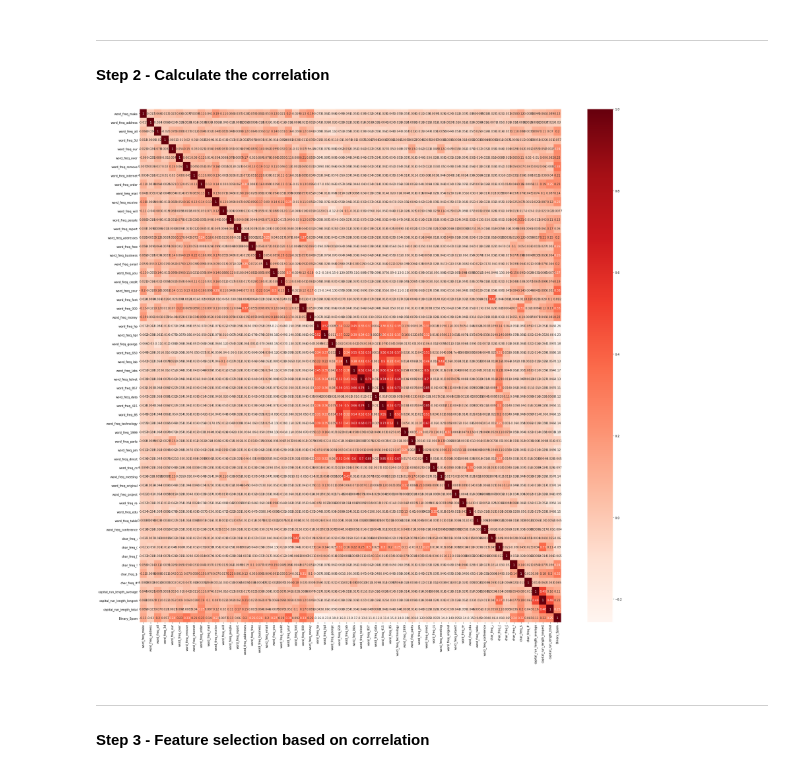
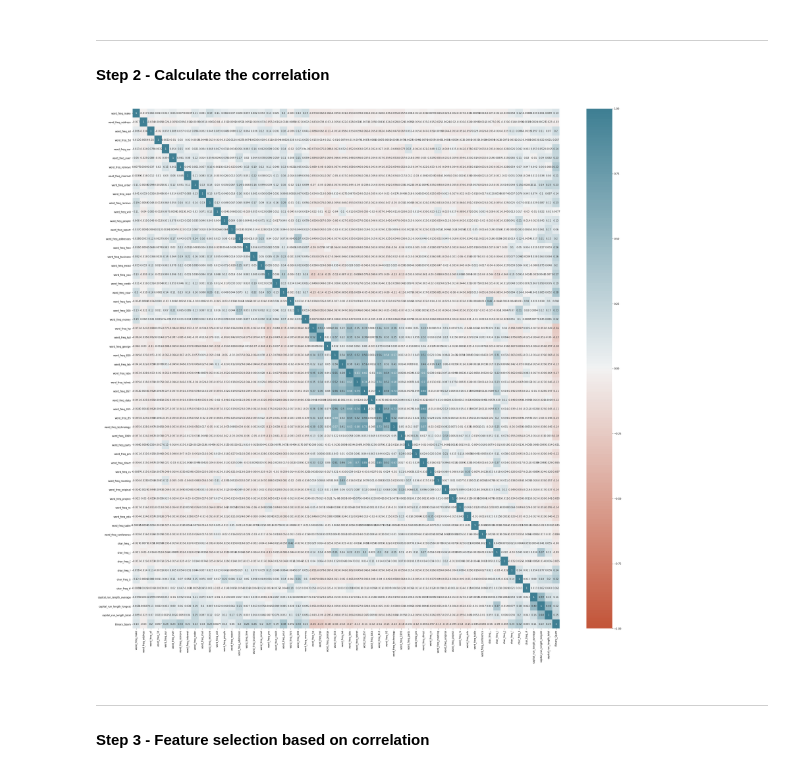
Before and after one commit to mirakaya/ed_temp, a Jupyter notebook: Projeto ED/ED.ipynb, the cells around one changed output. Drawn from its saved outputs; the diff is of its cells as text; code cells hidden in the pictures.

Commit message:
Better correlation graphs

```diff
--- a/Projeto ED/ED.ipynb
+++ b/Projeto ED/ED.ipynb
@@ -33,13 +35,13 @@ df1.columns=["word_freq_make", "word_freq_address", "word_freq_all", "word_freq_
 # %%
 # Delete irrelevant features based on correlation with the result
 cor = df1.corr()  # calculate correlations
 
 # Correlation graph
-plt.figure(figsize=(33, 33))
-sns.heatmap(cor, annot=True, cmap=plt.cm.Reds)
+plt.figure(figsize=(40, 40))
+sns.heatmap(cor, annot=True, cmap=sns.diverging_palette(20, 220, n=200), vmin=-1, vmax=1)
 plt.show()
 # %% [output]
-[figure, old version]
+[figure, new version]
 # %% [markdown]
 ***
 #### Step 3 - Feature selection based on correlation
```
Also changed, not shown: parts of 5 cells of this notebook.
